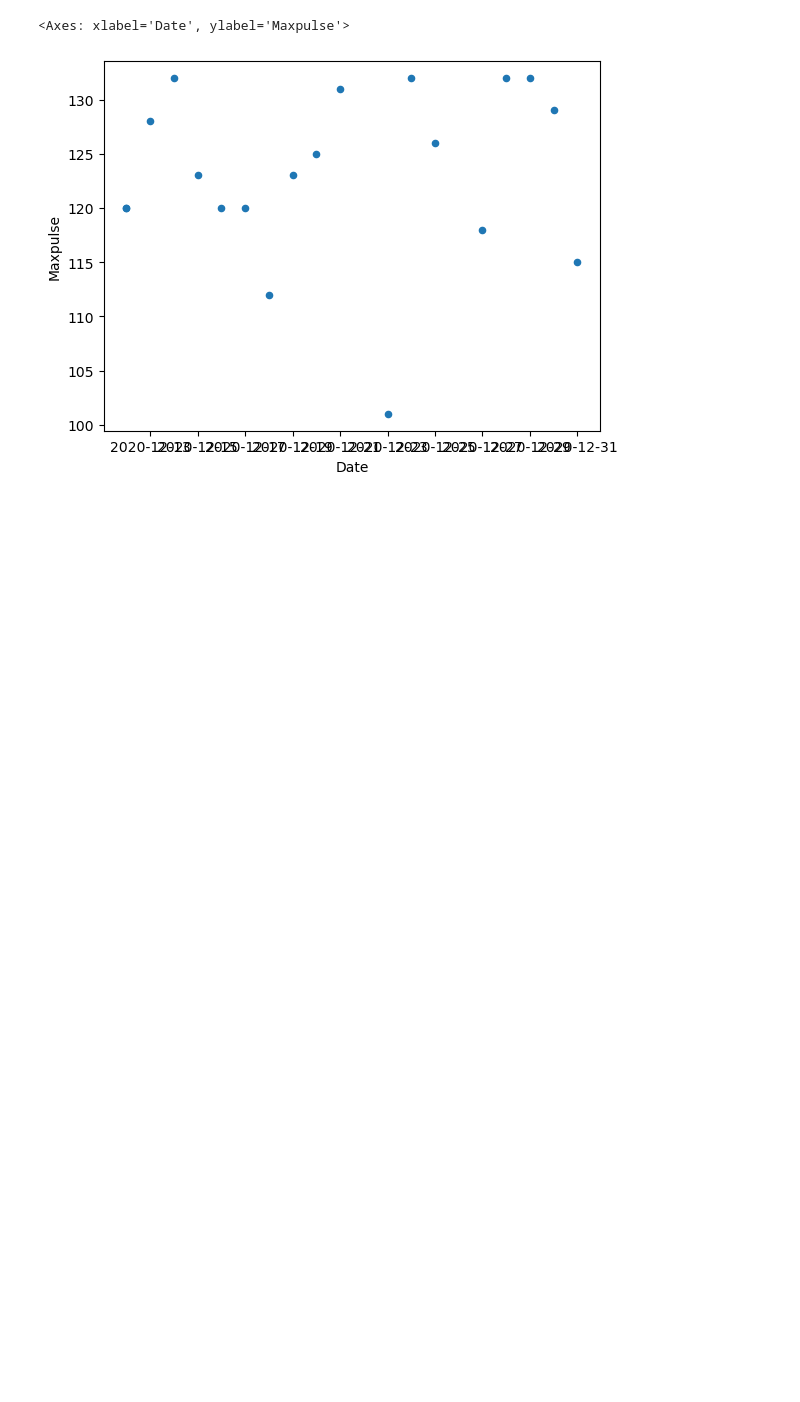
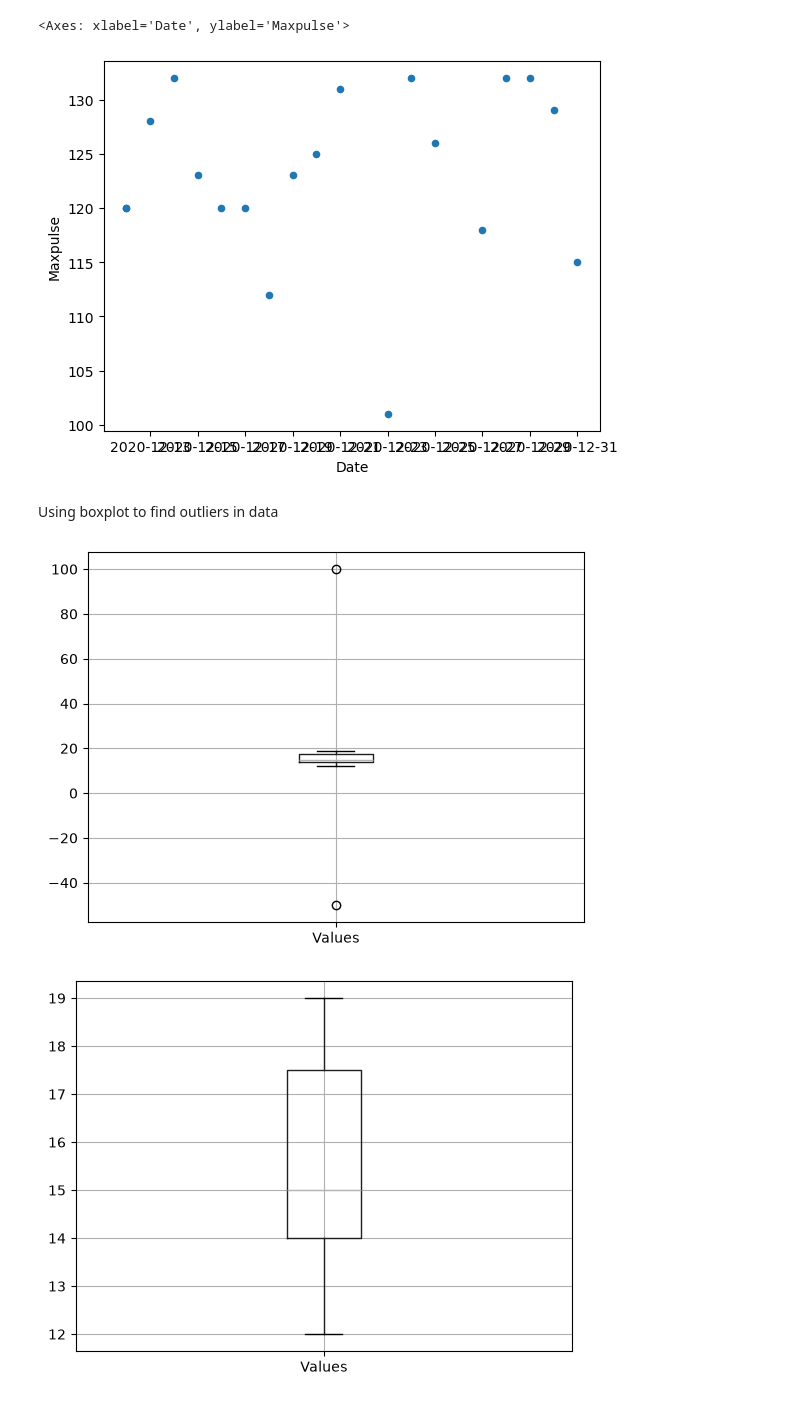
Before and after one commit to himilou/MSDataAnalysis, a Jupyter notebook: pandas/pandas.ipynb, the cells around one changed output. Drawn from its saved outputs; the diff is of its cells as text; code cells hidden in the pictures; blank space fills up the shorter version.

Commit message:
data visualizations and plotly

```diff
--- a/pandas/pandas.ipynb
+++ b/pandas/pandas.ipynb
@@ -144,3 +144,23 @@ thissubset.plot.scatter(x='Date',y='Maxpulse')
 31 2020-12-31       115
 <Axes: xlabel='Date', ylabel='Maxpulse'>
 [figure]
+# %% [markdown]
+Using boxplot to find outliers in data
+# %%
+import pandas as pd
+import matplotlib.pyplot as plt
+
+# Sample data with intentional outliers (100 and -50)
+data = {'Values': [12, 15, 14, 19, 18, 16, 15, 100, 14, 17, -50]}
+df = pd.DataFrame(data)
+
+# Scenario A: Plot boxplot WITH outliers (default)
+df.boxplot(column=['Values'])
+plt.show()
+
+# Scenario B: Plot boxplot WITHOUT outliers
+df.boxplot(column=['Values'], showfliers=False)
+plt.show()
+# %% [output]
+[figure, added]
+[figure, added]
```
Also changed, not shown: 2 other files.
